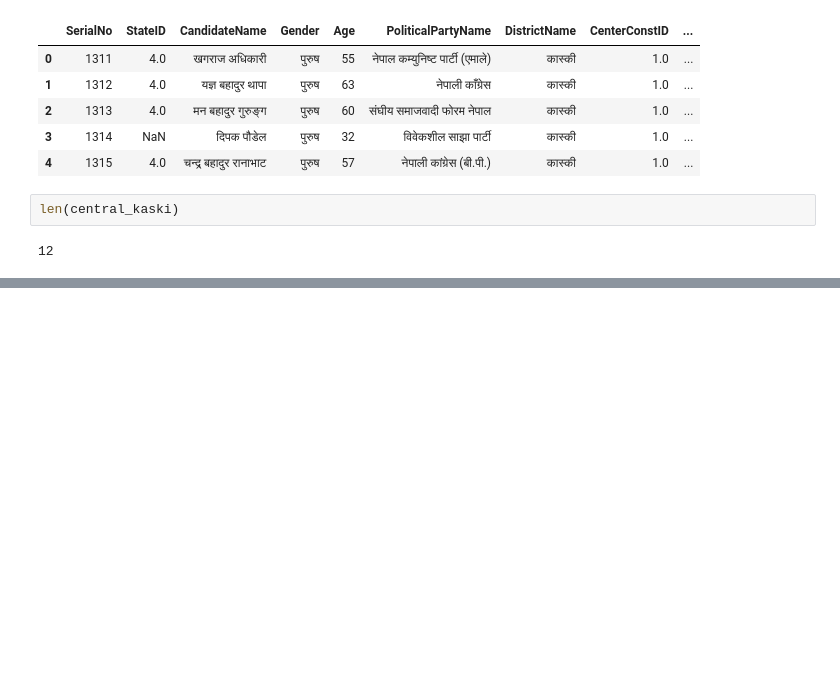
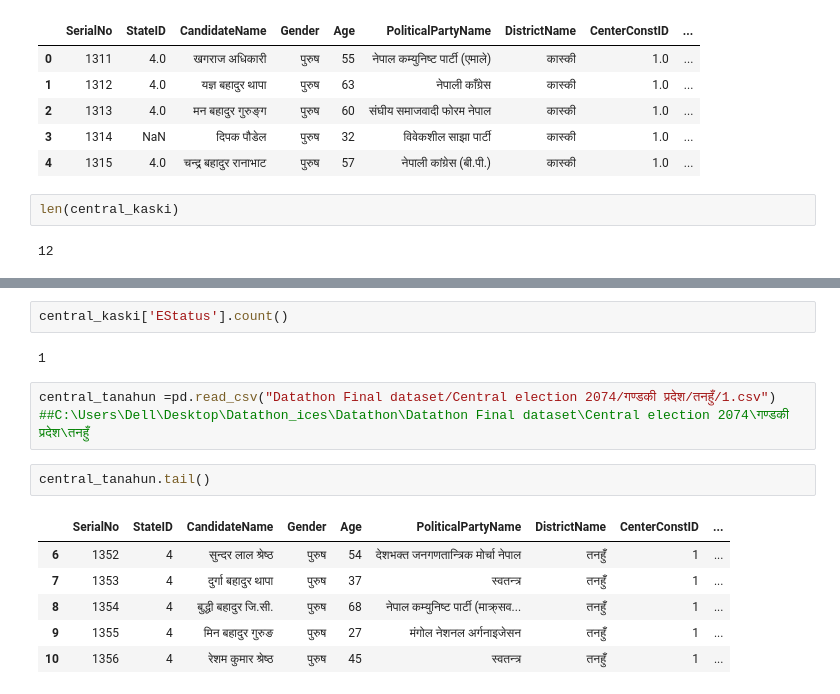
Before and after one commit to rasmibhattarai72/Datathon_ices, a Jupyter notebook: Datathon/Untitled.ipynb, the cells around one changed output, grey strips where cells are left out. Saved outputs shown, nothing was run; the diff lists cells and outputs as text; blank space fills up the shorter version.

```diff
--- a/Datathon/Untitled.ipynb
+++ b/Datathon/Untitled.ipynb
@@ -19,0 +66,16 @@ len(central_kaski)
+# %%
+central_kaski['EStatus'].count()
+# %% [output]
+1
+# %%
+central_tanahun =pd.read_csv("Datathon Final dataset/Central election 2074/गण्डकी प्रदेश/तनहुँ/1.csv")
+##C:\Users\Dell\Desktop\Datathon_ices\Datathon\Datathon Final dataset\Central election 2074\गण्डकी प्रदेश\तनहुँ
+# %%
+central_tanahun.tail()
+# %% [output]
+|  | SerialNo | StateID | CandidateName | Gender | Age | PoliticalPartyName | DistrictName | CenterConstID | ... |
+| 6 | 1352 | 4 | सुन्दर लाल श्रेष्ठ | पुरुष | 54 | देशभक्त जनगणतान्त्रिक मोर्चा नेपाल | तनहुँ | 1 | ... |
+| 7 | 1353 | 4 | दुर्गा बहादुर थापा | पुरुष | 37 | स्वतन्त्र | तनहुँ | 1 | ... |
+| 8 | 1354 | 4 | बुद्धी बहादुर जि.सी. | पुरुष | 68 | नेपाल कम्युनिष्ट पार्टी (माक्र्सव... | तनहुँ | 1 | ... |
+| 9 | 1355 | 4 | मिन बहादुर गुरुङ | पुरुष | 27 | मंगोल नेशनल अर्गनाइजेसन | तनहुँ | 1 | ... |
+| 10 | 1356 | 4 | रेशम कुमार श्रेष्ठ | पुरुष | 45 | स्वतन्त्र | तनहुँ | 1 | ... |
```
Also changed, not shown: parts of 18 cells of this notebook, 3 other files.
